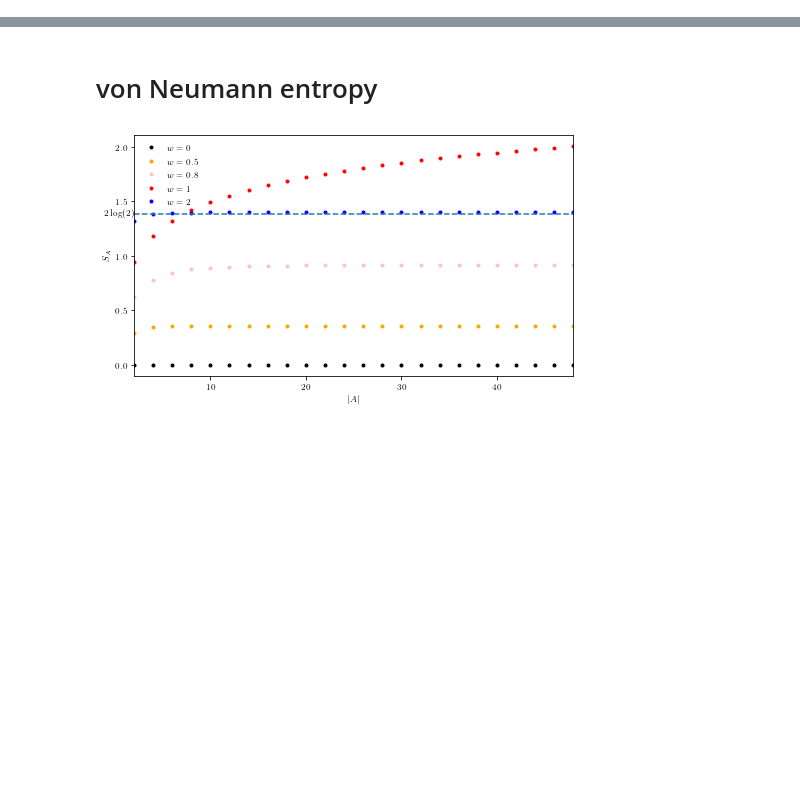
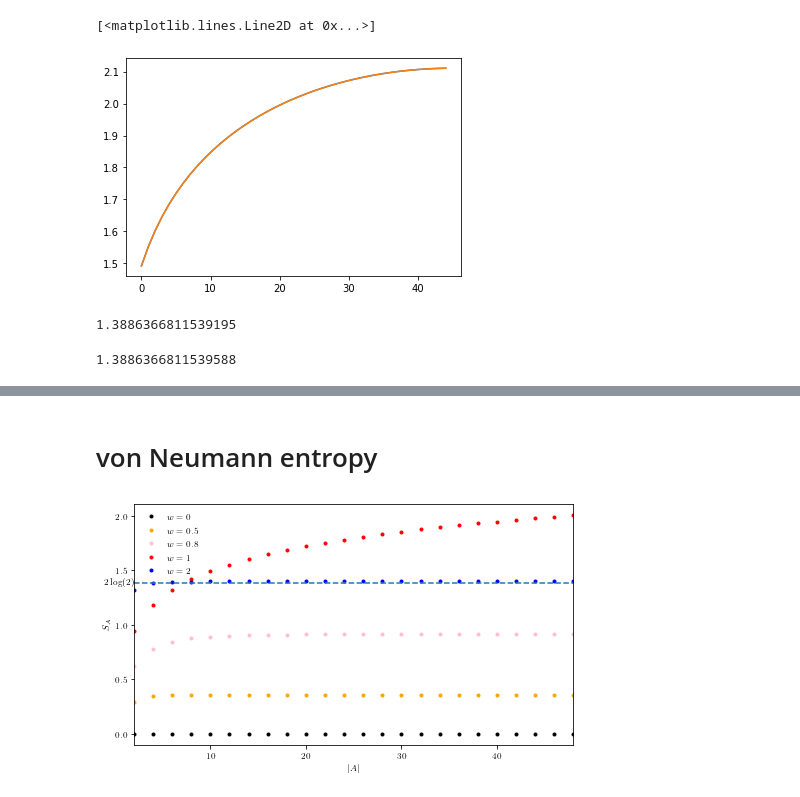
Before and after one commit to hainingpan/SPT, a Jupyter notebook: test_ssh.ipynb, the cells around one changed output, grey strips where cells are left out. Cells and saved outputs as stored; diff of their text form; code cells hidden in the pictures; blank space fills up the shorter version.

Commit message:
add SSH with onsite and link measurement

```diff
--- a/test_ssh.ipynb
+++ b/test_ssh.ipynb
@@ -16,0 +304,4 @@ plt.rcParams['figure.figsize']=(6.8,4)
+# %%
+params=Params(delta=-1,L=100)
+# %%
+params.measure_all_Born()
@@ -16,0 +327,19 @@ plt.rcParams['figure.figsize']=(6.8,4)
+# %%
+z=list(map(lambda x:params.von_Neumann_entropy_f(np.arange(x)),range(10,100,2)))
+# %%
+z2=list(map(lambda x:params.von_Neumann_entropy_m(np.arange(2*x)),range(10,100,2)))
+# %%
+plt.plot(list(z))
+plt.plot(list(z2))
+# plt.plot(list(zz)/(2*np.log(2)))
+# %% [output]
+[<matplotlib.lines.Line2D at 0x...>]
+[figure, added]
+# %%
+params.mutual_information_f(np.arange(10),np.arange(10)+10)
+# %% [output]
+1.3886366811539195
+# %%
+params.mutual_information_m(np.arange(20),np.arange(20)+20)
+# %% [output]
+1.3886366811539588
```
Also changed, not shown: parts of 33 cells of this notebook, 2 other files.
